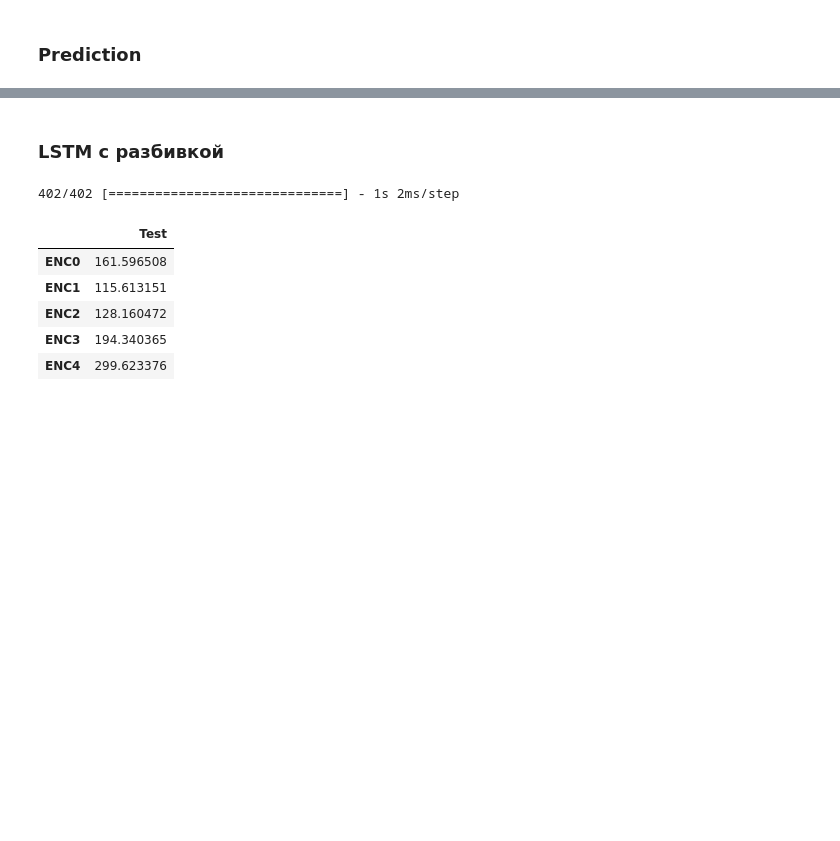
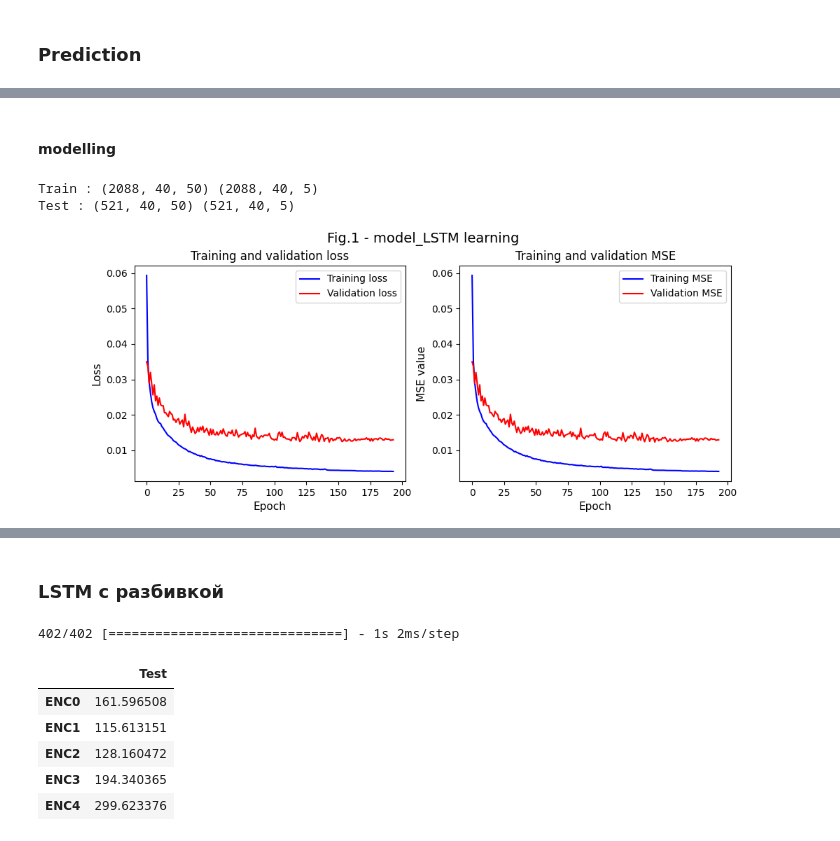
Before and after one commit to Internship-moto/Gestures_3, a Jupyter notebook: notebooks/Gestures_3.ipynb, the cells around one changed output, grey strips where cells are left out. Drawn from its saved outputs; the diff is of its cells as text; code cells hidden in the pictures; blank space fills up the shorter version.

Commit message:
experiments

```diff
--- a/notebooks/Gestures_3.ipynb
+++ b/notebooks/Gestures_3.ipynb
@@ -641,0 +894,75 @@ web_plot(split_metrics[['40-10','30-10']])
+# %% [markdown]
+#### modelling
+# %%
+duration = 40
+ts_events = np.arange(0, len(X_train), 15)
+
+X_train_nn = [X_train[ts_event : ts_event + duration] for ts_event in ts_events]
+y_train_nn = [y_train[ts_event : ts_event + duration] for ts_event in ts_events]
+
+X_train_nn = np.array([arr for arr in X_train_nn if arr.shape == X_train_nn[0].shape])
+y_train_nn = np.array([arr for arr in y_train_nn if arr.shape == y_train_nn[0].shape])
+
+print('Train :',X_train_nn.shape, y_train_nn.shape)
+
+X_test_nn = [X_test[ts_event : ts_event + duration] for ts_event in ts_events]
+y_test_nn = [y_test[ts_event : ts_event + duration] for ts_event in ts_events]
+
+X_test_nn = np.array([arr for arr in X_test_nn if arr.shape == X_test_nn[0].shape])
+y_test_nn = np.array([arr for arr in y_test_nn if arr.shape == y_test_nn[0].shape])
+
+print('Test :', X_test_nn.shape, y_test_nn.shape)
+# %% [output]
+Train : (2088, 40, 50) (2088, 40, 5)
+Test : (521, 40, 50) (521, 40, 5)
+# %%
+reset_random_seeds(seed_value)
+
+n_timesteps = None
+n_channels = X_train_nn.shape[-1]
+output_units = y_train_nn.shape[-1]
+
+# model architecture
+input_layer = x = tf.keras.layers.Input(shape=(n_timesteps, n_channels))
+#x = tf.keras.layers.BatchNormalization()(x)
+x = tf.keras.layers.LSTM(units=100,
+                         #recurrent_regularizer=tf.keras.regularizers.L1L2(l1=1e-3, l2=1e-3),
+                         return_sequences=True,
+                         )(x)
+x = tf.keras.layers.Dropout(0.5)(x) #0.3
+
+output_layer = tf.keras.layers.Dense(units=output_units, activation='elu')(x)
+
+model = tf.keras.Model(
+    inputs=input_layer,
+    outputs=output_layer,
+    name="model_LSTM"
+    )
+
+model.summary()
+
+tf.keras.backend.clear_session()
+
+reset_random_seeds(seed_value)
+
+model.compile(
+    loss="mean_squared_error",
+    metrics=['mse'],
+    optimizer=tf.keras.optimizers.experimental.AdamW(learning_rate=0.001) #learning_rate=0.001
+)
+
+history = model.fit(
+    X_train_nn,
+    y_train_nn,
+    epochs=500,
+    validation_split=0.2,
+    verbose=1,
+    callbacks=callbacks(1e-04, 'LSTM_tuned')
+)
+
+clear_output(False)
+
+# plot_model(model)
+plot_history(history, model.name)
+# %% [output]
+[figure, added]
```
Also changed, not shown: parts of 62 cells of this notebook.
